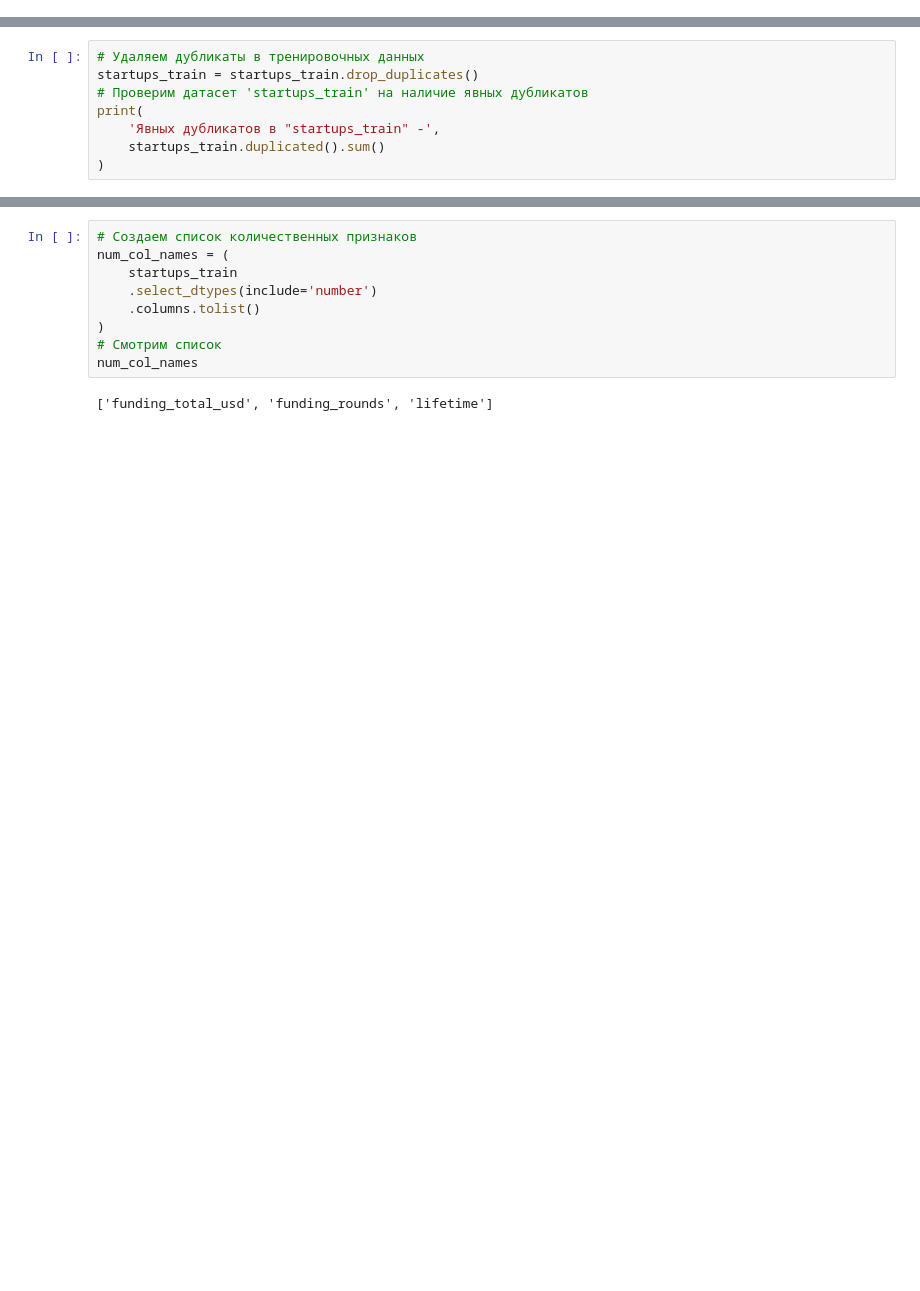
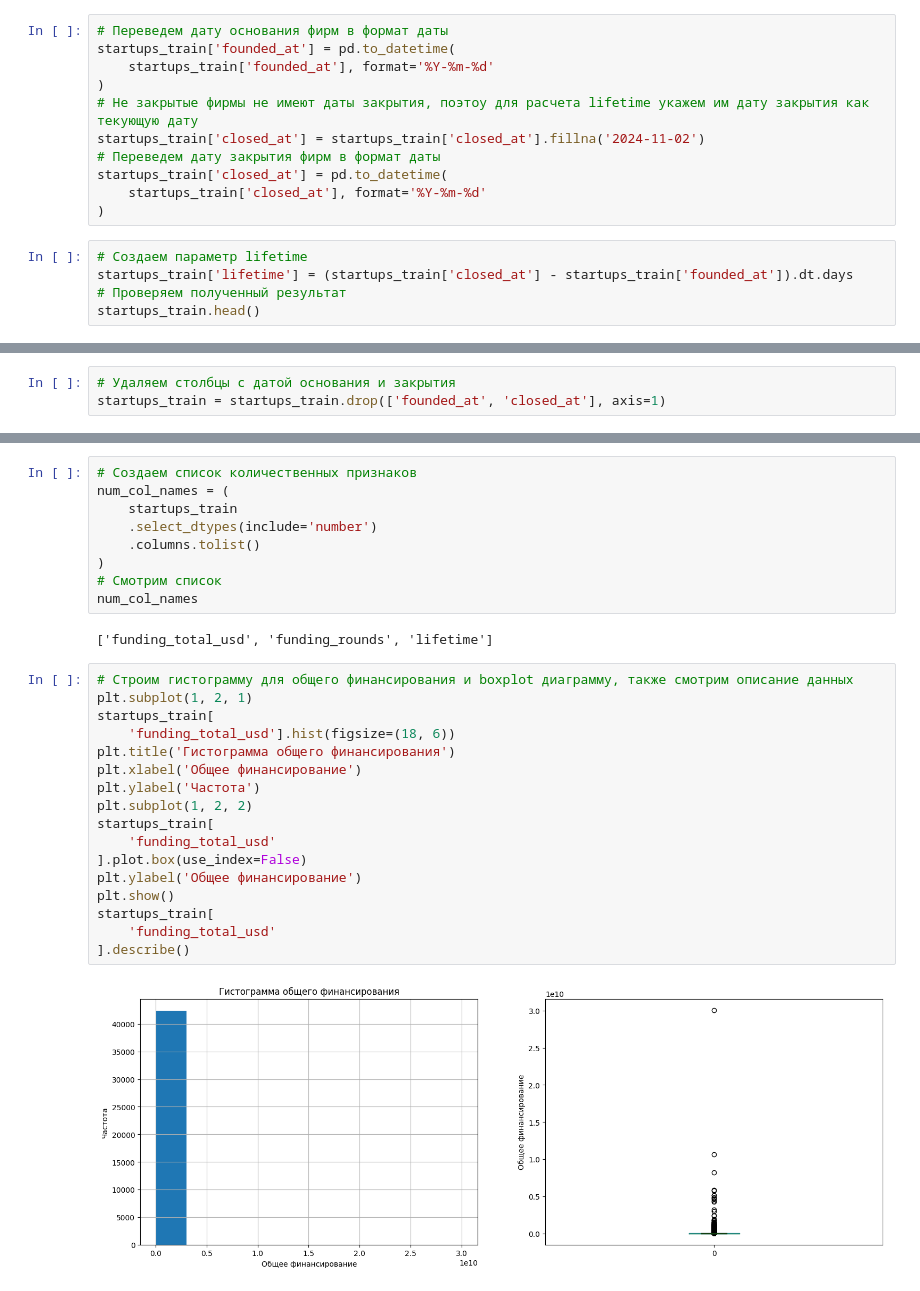
Before and after one commit to VladimirEis/masterskaya_project, a Jupyter notebook: masterskaya_project.ipynb, the cells around one changed output, grey strips where cells are left out. Cells and saved outputs as stored; diff of their text form; blank space fills up the shorter version.

```diff
--- a/masterskaya_project.ipynb
+++ b/masterskaya_project.ipynb
@@ -129,0 +126,16 @@ memory usage: 205.2+ KB
+# %%
+# Переведем дату основания фирм в формат даты
+startups_train['founded_at'] = pd.to_datetime(
+    startups_train['founded_at'], format='%Y-%m-%d'
+)
+# Не закрытые фирмы не имеют даты закрытия, поэтоу для расчета lifetime укажем им дату закрытия как текующую дату
+startups_train['closed_at'] = startups_train['closed_at'].fillna('2024-11-02')
+# Переведем дату закрытия фирм в формат даты
+startups_train['closed_at'] = pd.to_datetime(
+    startups_train['closed_at'], format='%Y-%m-%d'
+)
+# %%
+# Создаем параметр lifetime
+startups_train['lifetime'] = (startups_train['closed_at'] - startups_train['founded_at']).dt.days
+# Проверяем полученный результат
+startups_train.head()
@@ -129,0 +149,3 @@ memory usage: 205.2+ KB
+# %%
+# Удаляем столбцы с датой основания и закрытия
+startups_train = startups_train.drop(['founded_at', 'closed_at'], axis=1)
@@ -164,8 +190,0 @@ startups_train.loc[startups_train.duplicated()]
-# %%
-# Удаляем дубликаты в тренировочных данных
-startups_train = startups_train.drop_duplicates()
-# Проверим датасет 'startups_train' на наличие явных дубликатов
-print(
-    'Явных дубликатов в "startups_train" -',
-    startups_train.duplicated().sum()
-)
@@ -233,3 +267,22 @@ num_col_names = (
 num_col_names
 # %% [output]
 ['funding_total_usd', 'funding_rounds', 'lifetime']
+# %%
+# Строим гистограмму для общего финансирования и boxplot диаграмму, также смотрим описание данных
+plt.subplot(1, 2, 1)
+startups_train[
+    'funding_total_usd'].hist(figsize=(18, 6))
+plt.title('Гистограмма общего финансирования')
+plt.xlabel('Общее финансирование')
+plt.ylabel('Частота')
+plt.subplot(1, 2, 2)
+startups_train[
+    'funding_total_usd'
+].plot.box(use_index=False)
+plt.ylabel('Общее финансирование')
+plt.show()
+startups_train[
+    'funding_total_usd'
+].describe()
+# %% [output]
+[figure, added]
```
Also changed, not shown: parts of 27 cells of this notebook.
